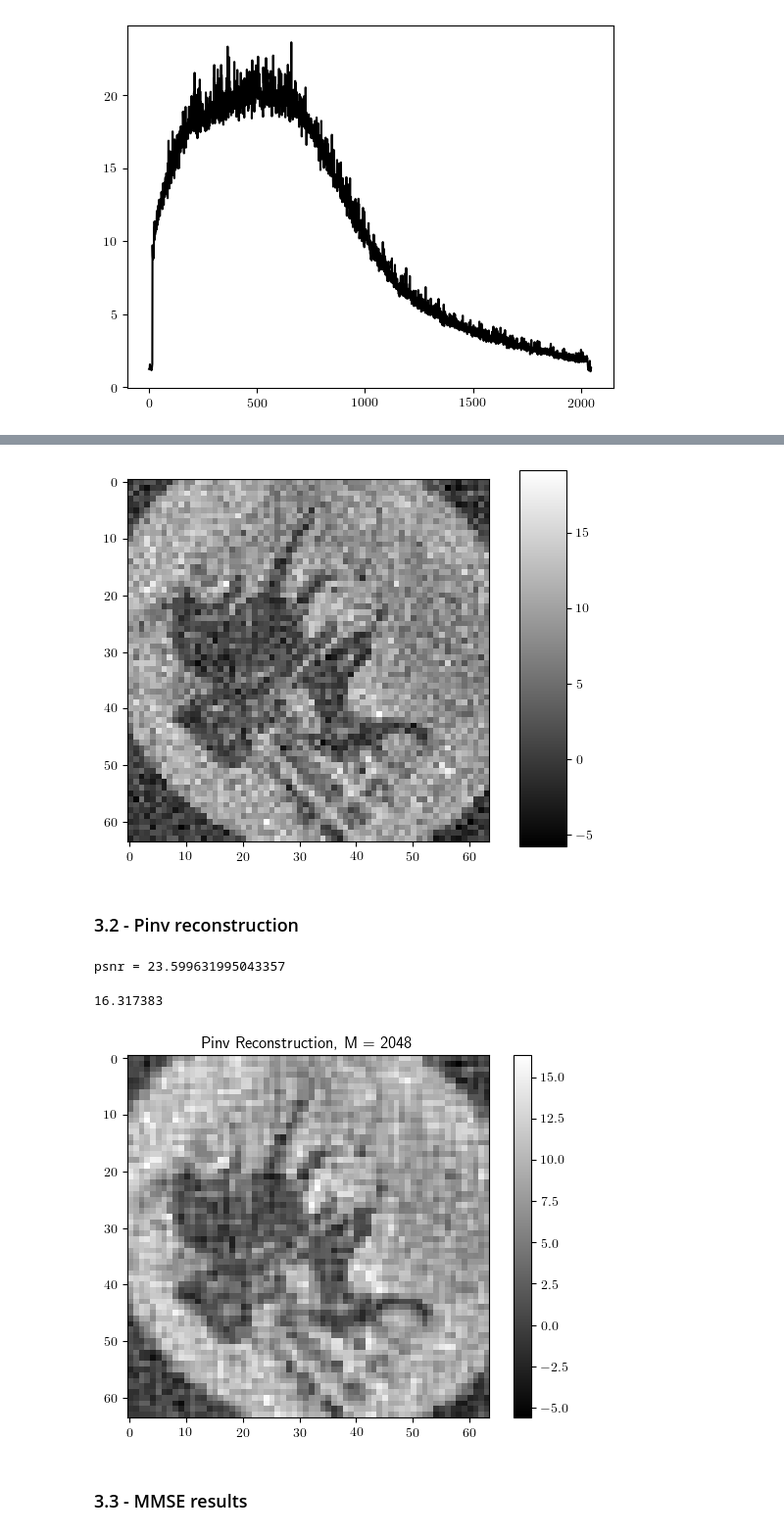
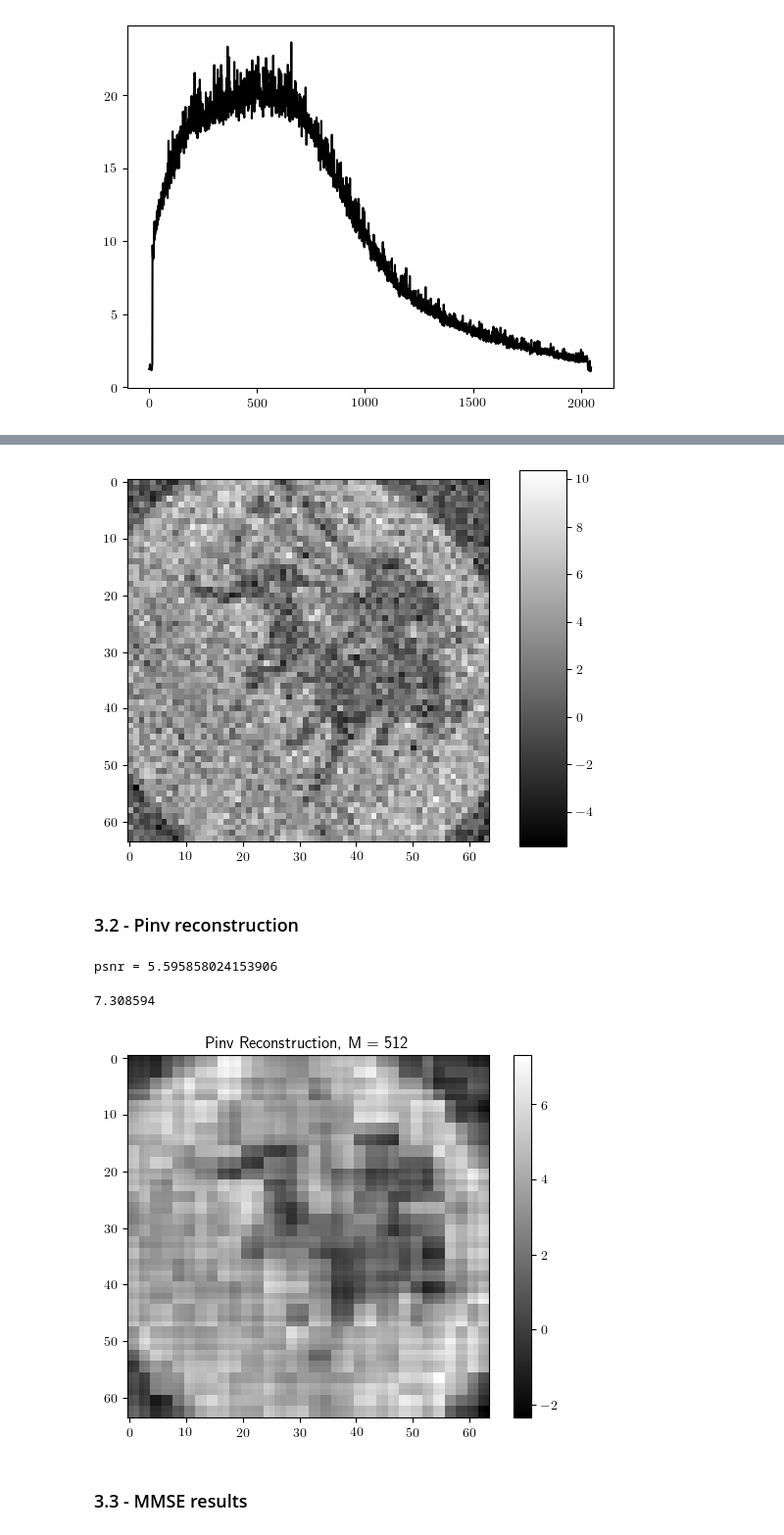
Before and after one commit to lucxt18/spyrit, a Jupyter notebook: spyrit/main_expe.ipynb, the cells around one changed output, grey strips where cells are left out. Shown at 98% size. Drawn from its saved outputs; the diff is of its cells as text; code cells hidden in the pictures.

```diff
--- a/spyrit/main_expe.ipynb
+++ b/spyrit/main_expe.ipynb
@@ -114,11 +114,11 @@ img_size = 64
 # --network architecture --> ['c0mp', 'comp','pinv', 'free'] --> [0, 1, 2, 3]
 net_type = ['NET_c0mp', 'NET_comp', 'NET_pinv', 'NET_free']
 net_arch = 0 # Network variant
-CR = 2048;
+CR = 512;
 
 
 # Intensity distribution
-N0 = 10
+N0 = 50
 sig = 0.0
 NVMS = np.diag((img_size ** 2) * np.ones(CR)) / N0
 # %%
@@ -241,0 +242,8 @@ imagesc(img_GT_all_Channels)
+# %%
+index = 1001
+lag = 10
+img_GT_index = np.sum(raw_data[:, index-lag:index + lag], axis = 1)
+img_GT_index = img_GT_index[0::2] - img_GT_index[1::2];
+img_GT_index = np.dot(np.transpose(H_k), img_GT_index);
+img_GT_index = (1/img_size**2)*np.reshape(img_GT_index, (img_size, img_size)) / (2 * lag)
+imagesc(np.flip(img_GT_index))
@@ -260,9 +269,9 @@ m_raw_data = raw_data[:2*CR];
 raw_unsplit = raw_data[0::2] - raw_data[1::2];
 pinv_test = np.dot(np.transpose(H_k), raw_unsplit);
 pinv_test = (1/img_size**2)*np.reshape(pinv_test, (img_size, img_size))
-imagesc(pinv_test)
+imagesc(np.flip(pinv_test))
 # %% [output]
-[figure, old version]
+[figure, new version]
 # %% [markdown]
 ### 3.2 - Pinv reconstruction
 # %%
@@ -271,22 +280,22 @@ m = m.view(1,1,2*CR).to(device);
 # %%
 #%% PINV recon
 x_inv = models[0].forward_reconstruct_pinv(m, 1, 1, img_size, img_size);
 x_inv = (x_inv+1)*models[2].N0/2
 recon_pinv = torch2numpy(x_inv.view(img_size,img_size))
 
 plt.figure()
 plt.title(f"Pinv Reconstruction, M = {CR}")
-plt.imshow(recon_pinv, cmap='gray')
+plt.imshow(np.flip(recon_pinv), cmap='gray')
 plt.colorbar()
 
 img_temp = recon_pinv;
-img_temp = (img_temp -np.amin(img_temp))/(np.amax(img_temp)-np.amin(img_temp))
-print("psnr = " + str(psnr_(img_GT_all_Channels,img_temp)))
+# img_temp = (img_temp -np.amin(img_temp))/(np.amax(img_temp)-np.amin(img_temp))
+print("psnr = " + str(psnr_(img_GT_index,img_temp)))
 recon_pinv.max()
 # %% [output]
-psnr = 23.599631995043357
+psnr = 5.595858024153906
-16.317383
+7.308594
-[figure, old version]
+[figure, new version]
 # %% [markdown]
 ### 3.3 - MMSE results
 # %%
```
Also changed, not shown: parts of 34 cells of this notebook.
